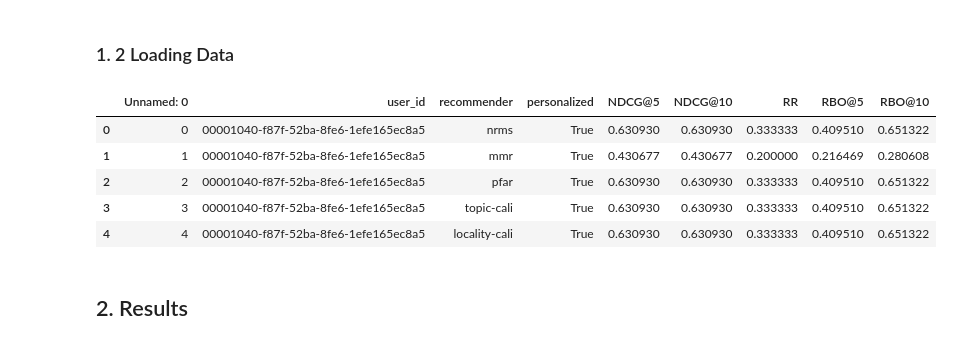
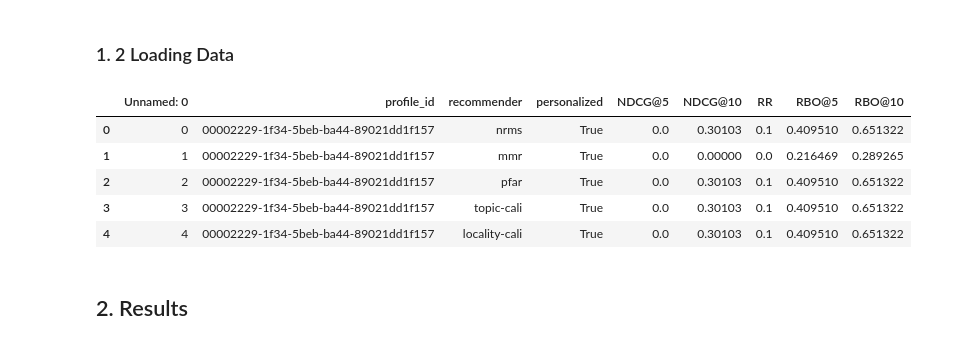
Before and after one commit to CCRI-POPROX/poprox-recommender, a Jupyter notebook: notebooks/mind-val.ipynb, the cells around one changed output. Drawn from its saved outputs; the diff is of its cells as text; code cells hidden in the pictures.

```diff
--- a/notebooks/mind-val.ipynb
+++ b/notebooks/mind-val.ipynb
@@ -27,15 +27,15 @@ from tqdm.autonotebook import tqdm as notebook_tqdm
 # %% [markdown]
 ### 1. 2 Loading Data
 # %%
-mind_val_user_metrics = pd.read_csv("../outputs/mind-val/user-metrics.csv.gz")
+mind_val_user_metrics = pd.read_csv("../outputs/mind-val/profile-metrics.csv.gz")
 mind_val_user_metrics.head()
 # %% [output]
-|  | Unnamed: 0 | user_id | recommender | personalized | NDCG@5 | NDCG@10 | RR | RBO@5 | RBO@10 |
-| 0 | 0 | 00001040-f87f-52ba-8fe6-1efe165ec8a5 | nrms | True | 0.630930 | 0.630930 | 0.333333 | 0.409510 | 0.651322 |
-| 1 | 1 | 00001040-f87f-52ba-8fe6-1efe165ec8a5 | mmr | True | 0.430677 | 0.430677 | 0.200000 | 0.216469 | 0.280608 |
-| 2 | 2 | 00001040-f87f-52ba-8fe6-1efe165ec8a5 | pfar | True | 0.630930 | 0.630930 | 0.333333 | 0.409510 | 0.651322 |
-| 3 | 3 | 00001040-f87f-52ba-8fe6-1efe165ec8a5 | topic-cali | True | 0.630930 | 0.630930 | 0.333333 | 0.409510 | 0.651322 |
-| 4 | 4 | 00001040-f87f-52ba-8fe6-1efe165ec8a5 | locality-cali | True | 0.630930 | 0.630930 | 0.333333 | 0.409510 | 0.651322 |
+|  | Unnamed: 0 | profile_id | recommender | personalized | NDCG@5 | NDCG@10 | RR | RBO@5 | RBO@10 |
+| 0 | 0 | 00002229-1f34-5beb-ba44-89021dd1f157 | nrms | True | 0.0 | 0.30103 | 0.1 | 0.409510 | 0.651322 |
+| 1 | 1 | 00002229-1f34-5beb-ba44-89021dd1f157 | mmr | True | 0.0 | 0.00000 | 0.0 | 0.216469 | 0.289265 |
+| 2 | 2 | 00002229-1f34-5beb-ba44-89021dd1f157 | pfar | True | 0.0 | 0.30103 | 0.1 | 0.409510 | 0.651322 |
+| 3 | 3 | 00002229-1f34-5beb-ba44-89021dd1f157 | topic-cali | True | 0.0 | 0.30103 | 0.1 | 0.409510 | 0.651322 |
+| 4 | 4 | 00002229-1f34-5beb-ba44-89021dd1f157 | locality-cali | True | 0.0 | 0.30103 | 0.1 | 0.409510 | 0.651322 |
 # %%
 effectiveness_metrics = ["NDCG@5", "NDCG@10", "RR"]
 overlap_metrices = ["RBO@5", "RBO@10"]
```
Also changed, not shown: parts of 1 cell of this notebook, 13 other files.
